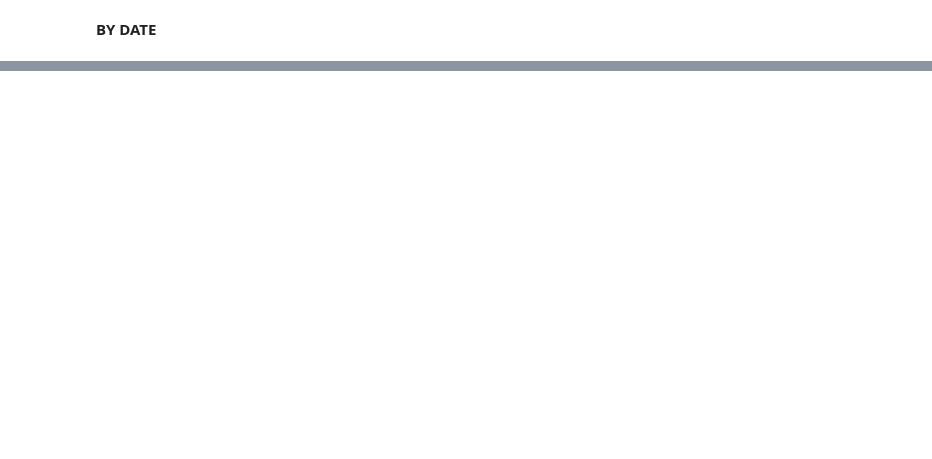
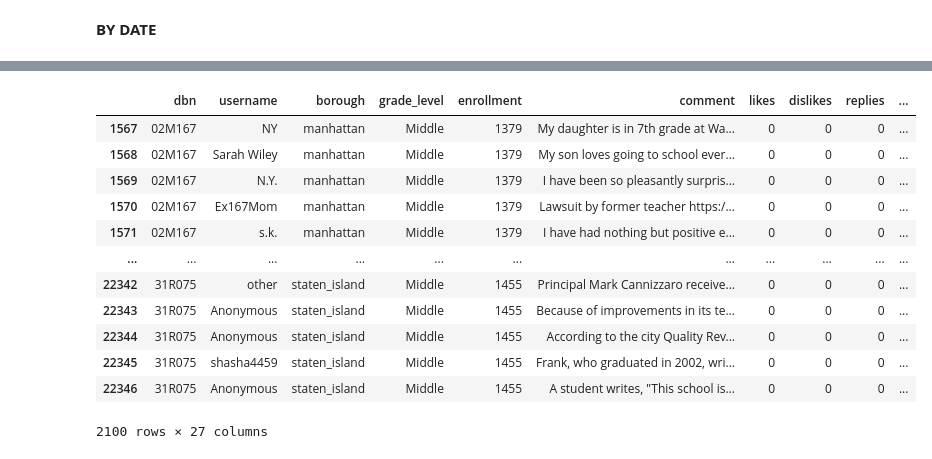
Before and after one commit to kevinmacmat/measuring_community_school_satisfaction, a Jupyter notebook: eda/comments_metadata_eda.ipynb, the cells around one changed output, grey strips where cells are left out. Cells and saved outputs as stored; diff of their text form; code cells hidden in the pictures; blank space fills up the shorter version.

```diff
--- a/eda/comments_metadata_eda.ipynb
+++ b/eda/comments_metadata_eda.ipynb
@@ -474,0 +429,16 @@ df.head()
+# %%
+df[df.enrollment > 1300]
+# %% [output]
+|  | dbn | username | borough | grade_level | enrollment | comment | likes | dislikes | replies | ... |
+| 1567 | 02M167 | NY | manhattan | Middle | 1379 | My daughter is in 7th grade at Wa... | 0 | 0 | 0 | ... |
+| 1568 | 02M167 | Sarah Wiley | manhattan | Middle | 1379 | My son loves going to school ever... | 0 | 0 | 0 | ... |
+| 1569 | 02M167 | N.Y. | manhattan | Middle | 1379 | I have been so pleasantly surpris... | 0 | 0 | 0 | ... |
+| 1570 | 02M167 | Ex167Mom | manhattan | Middle | 1379 | Lawsuit by former teacher https:/... | 0 | 0 | 0 | ... |
+| 1571 | 02M167 | s.k. | manhattan | Middle | 1379 | I have had nothing but positive e... | 0 | 0 | 0 | ... |
+| ... | ... | ... | ... | ... | ... | ... | ... | ... | ... | ... |
+| 22342 | 31R075 | other | staten_island | Middle | 1455 | Principal Mark Cannizzaro receive... | 0 | 0 | 0 | ... |
+| 22343 | 31R075 | Anonymous | staten_island | Middle | 1455 | Because of improvements in its te... | 0 | 0 | 0 | ... |
+| 22344 | 31R075 | Anonymous | staten_island | Middle | 1455 | According to the city Quality Rev... | 0 | 0 | 0 | ... |
+| 22345 | 31R075 | shasha4459 | staten_island | Middle | 1455 | Frank, who graduated in 2002, wri... | 0 | 0 | 0 | ... |
+| 22346 | 31R075 | Anonymous | staten_island | Middle | 1455 | A student writes, "This school is... | 0 | 0 | 0 | ... |
+2100 rows × 27 columns
```
Also changed, not shown: parts of 42 cells of this notebook, 4 other files.
